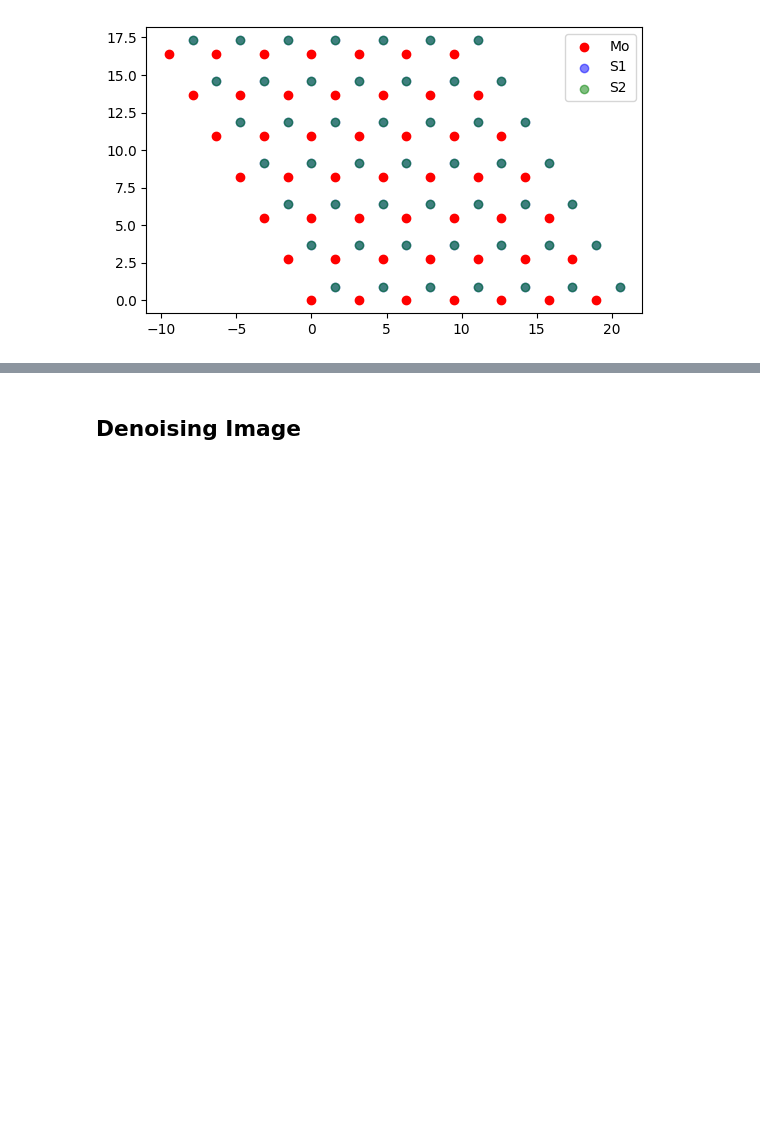
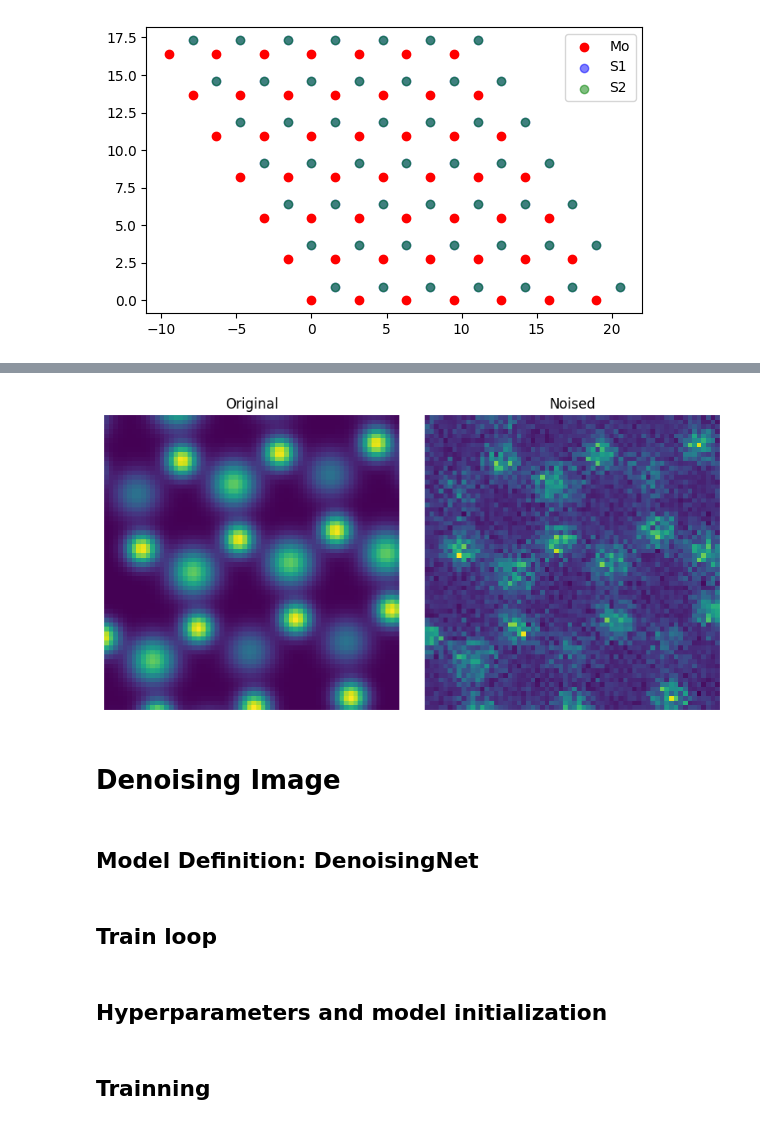
Before and after one commit to pco0511/ph413-comp-ph, a Jupyter notebook: homeworks/HW9/main.ipynb, the cells around one changed output, grey strips where cells are left out. Saved outputs shown, nothing was run; the diff lists cells and outputs as text; code cells hidden in the pictures; blank space fills up the shorter version.

```diff
--- a/homeworks/HW9/main.ipynb
+++ b/homeworks/HW9/main.ipynb
@@ -544,2 +428,40 @@ The error occurred while tracing the function create_image_jit at C:\Users\pco05
+# %%
+@jax.jit
+def add_noise(
+    image: Float[Array, "w h"],
+    num_elecs: int,
+    mu: float,
+    sigma: float,
+    key: PRNGKeyArray
+):
+    key_poisson, key_normal = jax.random.split(key, 2)
+
+    # poisson noise
+    lam = image / jnp.max(image) * num_elecs
+    poisson_counts = jax.random.poisson(key_poisson, lam)
+    noised = poisson_counts * jnp.max(image) / num_elecs
+
+    gauss = jax.random.normal(key_normal, image.shape) * sigma + mu
+
+    return noised + gauss
+# %%
+subkey, key = jax.random.split(key)
+noised = add_noise(generated_image, num_elec_Mo, noise_mu, noise_sigma, subkey)
+
+fig, axes = plt.subplots(1, 2, figsize=(8, 4))
+axes[0].imshow(generated_image)
+axes[0].set_title(f"Original")
+axes[0].axis('off')
+
+axes[1].imshow(noised)
+axes[1].set_title(f"Noised")
+axes[1].axis('off')
+
+plt.tight_layout()
+plt.show()
+# %% [output]
+[figure, added]
 # %% [markdown]
-## Denoising Image
+# Denoising Image
+# %% [markdown]
+## Model Definition: DenoisingNet
@@ -545,0 +567,2 @@ The error occurred while tracing the function create_image_jit at C:\Users\pco05
+# %% [markdown]
+## Train loop
@@ -545,0 +668,2 @@ The error occurred while tracing the function create_image_jit at C:\Users\pco05
+# %% [markdown]
+## Hyperparameters and model initialization
@@ -545,0 +689,2 @@ The error occurred while tracing the function create_image_jit at C:\Users\pco05
+# %% [markdown]
+## Trainning
```
Also changed, not shown: parts of 35 cells of this notebook, 3 other files.
